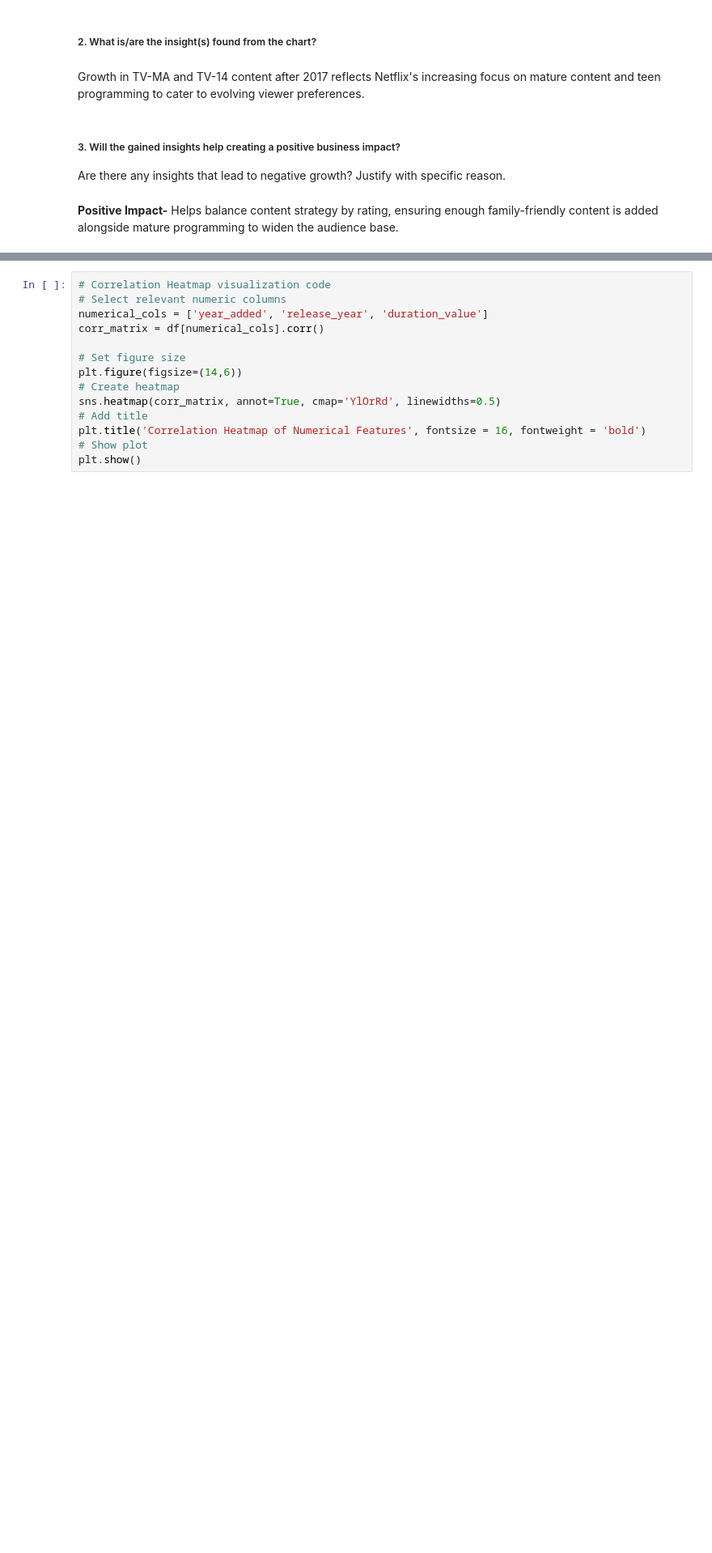
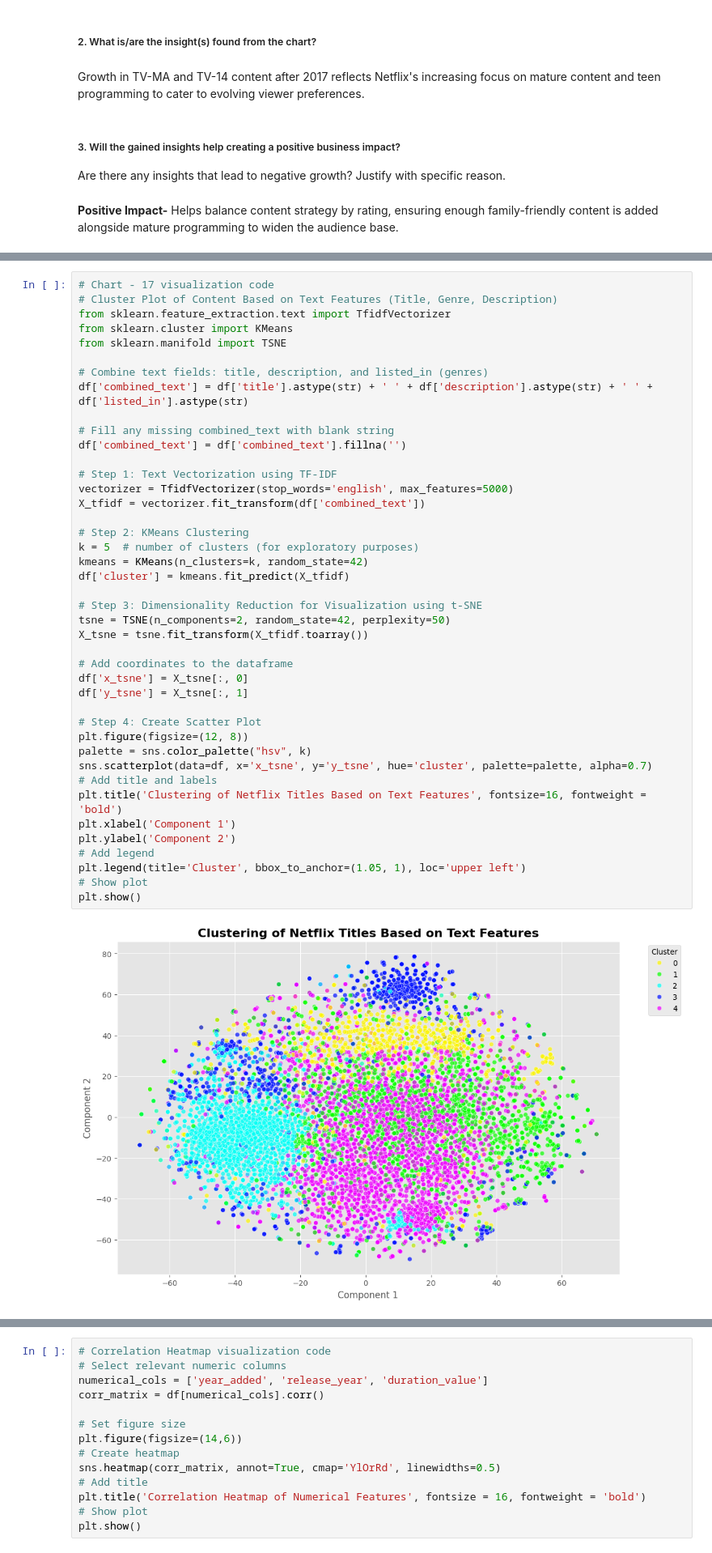
Before and after one commit to pmehta2612/Netflix_EDA, a Jupyter notebook: Netflix_EDA_Project.ipynb, the cells around one changed output, grey strips where cells are left out. Shown at 81% size. Saved outputs shown, nothing was run; the diff lists cells and outputs as text; blank space fills up the shorter version.

```diff
--- a/Netflix_EDA_Project.ipynb
+++ b/Netflix_EDA_Project.ipynb
@@ -1057,0 +1108,44 @@ Helps balance content strategy by rating, ensuring enough family-friendly conten
+# %%
+# Chart - 17 visualization code
+# Cluster Plot of Content Based on Text Features (Title, Genre, Description)
+from sklearn.feature_extraction.text import TfidfVectorizer
+from sklearn.cluster import KMeans
+from sklearn.manifold import TSNE
+
+# Combine text fields: title, description, and listed_in (genres)
+df['combined_text'] = df['title'].astype(str) + ' ' + df['description'].astype(str) + ' ' + df['listed_in'].astype(str)
+
+# Fill any missing combined_text with blank string
+df['combined_text'] = df['combined_text'].fillna('')
+
+# Step 1: Text Vectorization using TF-IDF
+vectorizer = TfidfVectorizer(stop_words='english', max_features=5000)
+X_tfidf = vectorizer.fit_transform(df['combined_text'])
+
+# Step 2: KMeans Clustering
+k = 5  # number of clusters (for exploratory purposes)
+kmeans = KMeans(n_clusters=k, random_state=42)
+df['cluster'] = kmeans.fit_predict(X_tfidf)
+
+# Step 3: Dimensionality Reduction for Visualization using t-SNE
+tsne = TSNE(n_components=2, random_state=42, perplexity=50)
+X_tsne = tsne.fit_transform(X_tfidf.toarray())
+
+# Add coordinates to the dataframe
+df['x_tsne'] = X_tsne[:, 0]
+df['y_tsne'] = X_tsne[:, 1]
+
+# Step 4: Create Scatter Plot
+plt.figure(figsize=(12, 8))
+palette = sns.color_palette("hsv", k)
+sns.scatterplot(data=df, x='x_tsne', y='y_tsne', hue='cluster', palette=palette, alpha=0.7)
+# Add title and labels
+plt.title('Clustering of Netflix Titles Based on Text Features', fontsize=16, fontweight = 'bold')
+plt.xlabel('Component 1')
+plt.ylabel('Component 2')
+# Add legend
+plt.legend(title='Cluster', bbox_to_anchor=(1.05, 1), loc='upper left')
+# Show plot
+plt.show()
+# %% [output]
+[figure, added]
```
Also changed, not shown: parts of 14 cells of this notebook.
